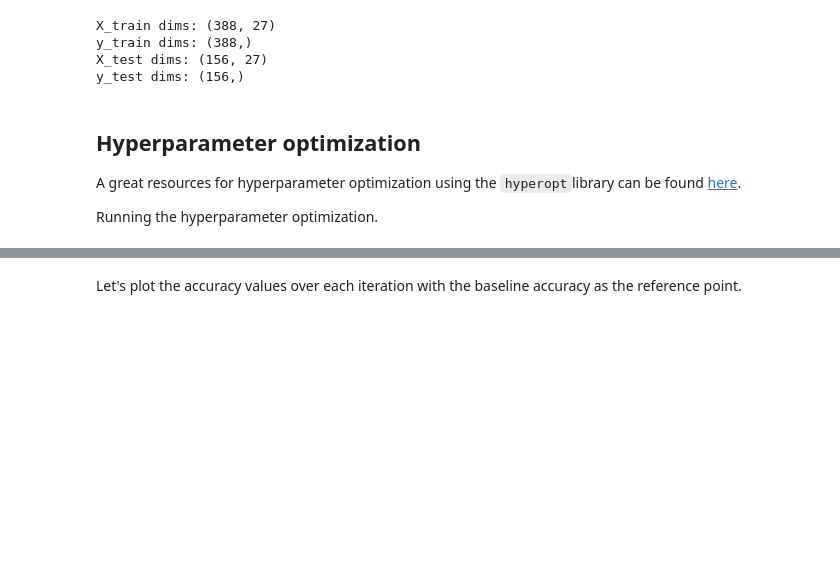
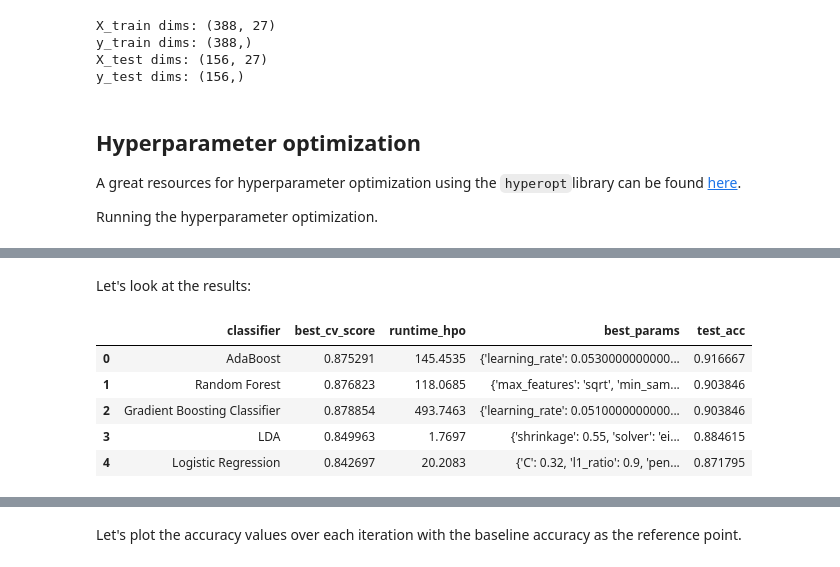
Before and after one commit to qetdr/xAutoML-Project1, a Jupyter notebook: hyperparameter_optimization.ipynb, the cells around one changed output, grey strips where cells are left out. Drawn from its saved outputs; the diff is of its cells as text; code cells hidden in the pictures; blank space fills up the shorter version.

```diff
--- a/hyperparameter_optimization.ipynb
+++ b/hyperparameter_optimization.ipynb
@@ -69,39 +92,3 @@ y_test dims: (156,)
 A great resources for hyperparameter optimization using the `hyperopt`library can be found [here](https://medium.com/district-data-labs/parameter-tuning-with-hyperopt-faa86acdfdce).
 
 Running the hyperparameter optimization.
-# %%
-# GBC
-
-def hyperopt_accuracy(params):
-    gbc = GradientBoostingClassifier(**params, random_state = 999).fit(X_train, y_train)
-    return np.mean(gbc.predict(X_test) == y_test) # accuracy score, faster than sklearn metrics
-
-space_hp_gbc = {
-    'learning_rate': hp.choice('learning_rate', np.arange(0.001, 0.4, 0.001)),
-    'n_estimators': hp.choice('n_estimators', range(1, 200, 1)),
-    'subsample': hp.choice('subsample', np.arange(0.01, 1, 0.01)),
-    'max_depth': hp.choice('max_depth', range(1,20)),
-    'max_features': hp.choice('max_features', range(1,27)),
-    'criterion': hp.choice('criterion', ["friedman_mse", "squared_error"]),
-}
-
-def f(params):
-    global best_acc
-    global best_params
-    acc = hyperopt_accuracy(params)
-    if acc > best_acc:
-        best_acc = acc
-        best_params = params
-        print('new best:', best_acc, best_params)
-    return {'loss': -acc, # see the comment below
-            'status': STATUS_OK}
-
-best_acc = 0
-best_params = None
-trials = Trials()
-best = fmin(f, space_hp_gbc, algo = tpe.suggest, max_evals = 800, trials = trials)
-
-# Comment regarding 'negative accuracy' (from the referenced source):
-## Since we are trying to maximize the accuracy (acc in the code above),
-## we must negate this value for hyperopt, since hyperopt only knows how to minimize a function.
-## Minimizing a function f is the same as maximizing the negative of f.
@@ -137,0 +238,11 @@ Accuracy: 0.9358974358974359
+# %% [markdown]
+Let's look at the results:
+# %%
+model_results
+# %% [output]
+|  | classifier | best_cv_score | runtime_hpo | best_params | test_acc |
+| 0 | AdaBoost | 0.875291 | 145.4535 | {'learning_rate': 0.0530000000000... | 0.916667 |
+| 1 | Random Forest | 0.876823 | 118.0685 | {'max_features': 'sqrt', 'min_sam... | 0.903846 |
+| 2 | Gradient Boosting Classifier | 0.878854 | 493.7463 | {'learning_rate': 0.0510000000000... | 0.903846 |
+| 3 | LDA | 0.849963 | 1.7697 | {'shrinkage': 0.55, 'solver': 'ei... | 0.884615 |
+| 4 | Logistic Regression | 0.842697 | 20.2083 | {'C': 0.32, 'l1_ratio': 0.9, 'pen... | 0.871795 |
```
Also changed, not shown: parts of 28 cells of this notebook.
